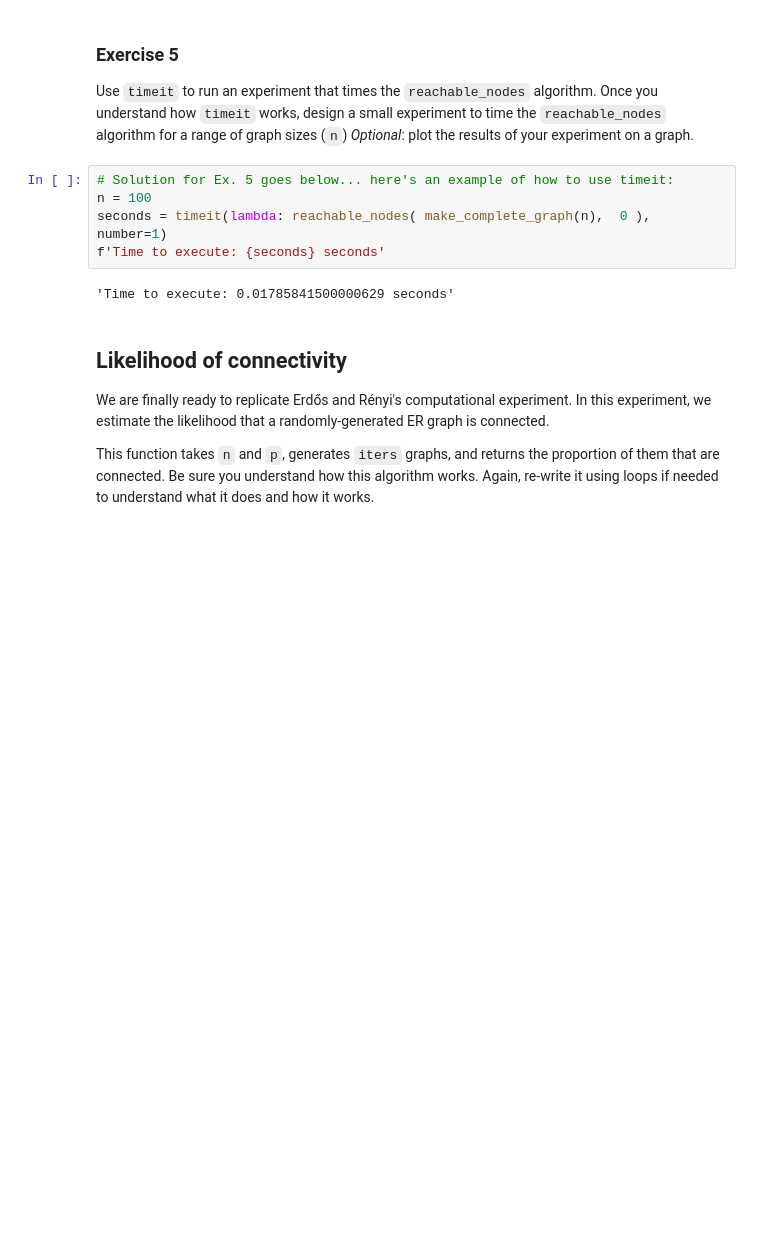
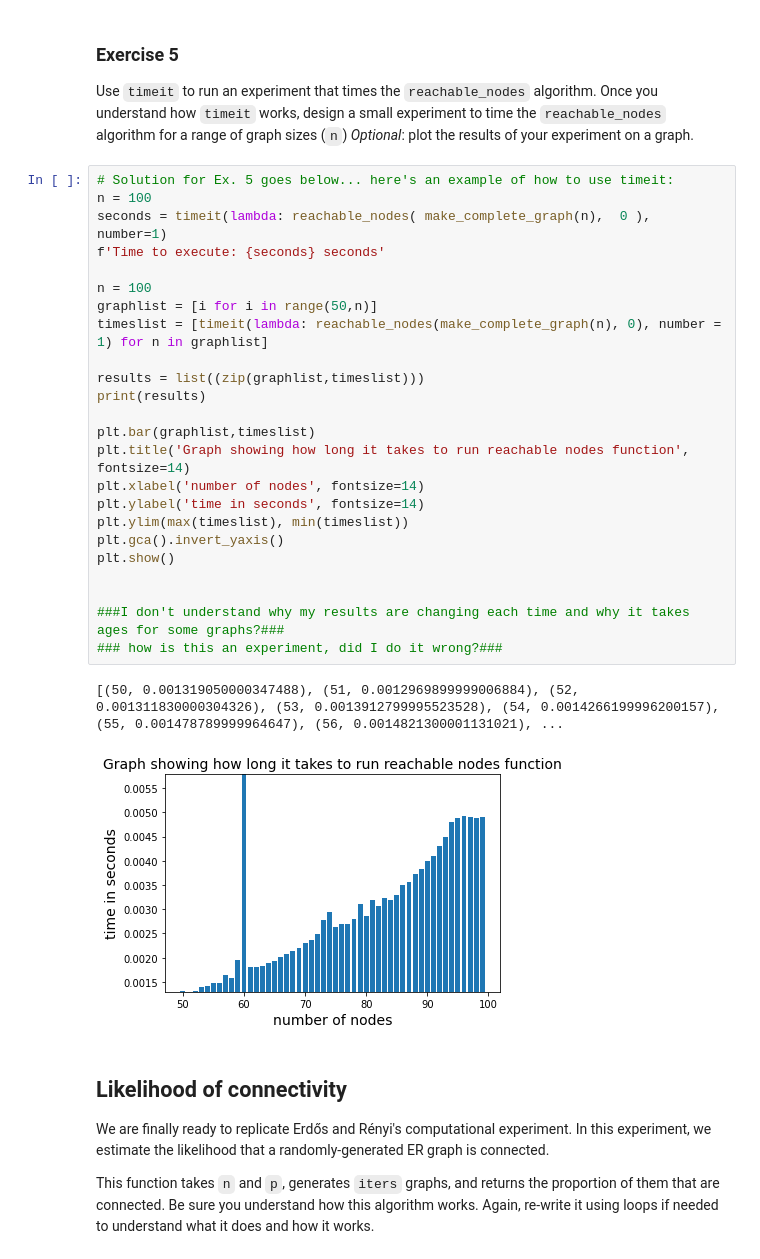
Before and after one commit to kittytiefenthal/cap-comp215, a Jupyter notebook: labs/lab04.ipynb, the cells around one changed output. Saved outputs shown, nothing was run; the diff lists cells and outputs as text; blank space fills up the shorter version.

```diff
--- a/labs/lab04.ipynb
+++ b/labs/lab04.ipynb
@@ -387,13 +395,33 @@ False
 Use `timeit` to run an experiment that times the `reachable_nodes` algorithm.
 Once you understand how `timeit` works, design a small experiment to time the `reachable_nodes` algorithm for a range of graph sizes (`n`)
 *Optional*: plot the results of your experiment on a graph.
-# %%
-# Solution for Ex. 5 goes below... here's an example of how to use timeit:
-n = 100
-seconds = timeit(lambda: reachable_nodes( make_complete_graph(n),  0 ),  number=1)
-f'Time to execute: {seconds} seconds'
-# %% [output]
-'Time to execute: 0.01785841500000629 seconds'
+# %%
+# Solution for Ex. 5 goes below... here's an example of how to use timeit:
+n = 100
+seconds = timeit(lambda: reachable_nodes( make_complete_graph(n),  0 ),  number=1)
+f'Time to execute: {seconds} seconds'
+
+n = 100
+graphlist = [i for i in range(50,n)]
+timeslist = [timeit(lambda: reachable_nodes(make_complete_graph(n), 0), number = 1) for n in graphlist]
+
+results = list((zip(graphlist,timeslist)))
+print(results)
+
+plt.bar(graphlist,timeslist)
+plt.title('Graph showing how long it takes to run reachable nodes function', fontsize=14)
+plt.xlabel('number of nodes', fontsize=14)
+plt.ylabel('time in seconds', fontsize=14)
+plt.ylim(max(timeslist), min(timeslist))
+plt.gca().invert_yaxis()
+plt.show()
+
+
+###I don't understand why my results are changing each time and why it takes ages for some graphs?###
+### how is this an experiment, did I do it wrong?###
+# %% [output]
+[(50, 0.001319050000347488), (51, 0.0012969899999006884), (52, 0.001311830000304326), (53, 0.0013912799995523528), (54, 0.0014266199996200157), (55, 0.001478789999964647), (56, 0.0014821300001131021), ...
+[figure, added]
 # %% [markdown]
 ## Likelihood of connectivity
 
```
Also changed, not shown: parts of 10 cells of this notebook.
